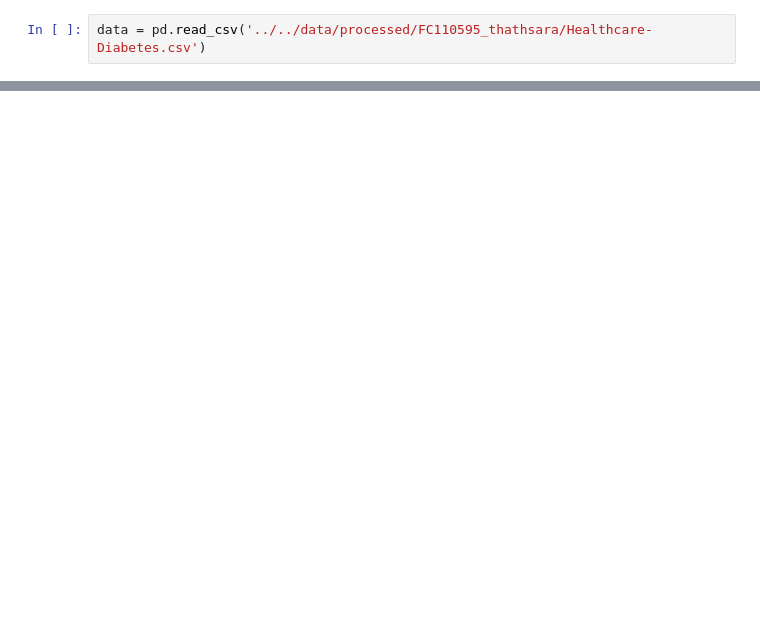
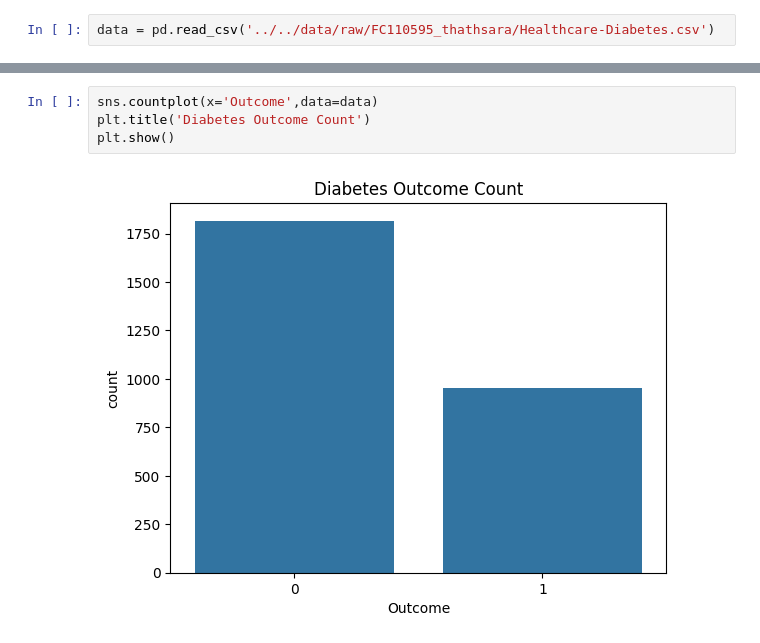
Before and after one commit to VenumiV/diabetes-predictor-ml-flask, a Jupyter notebook: notebooks/FC110595_thathsara/XGBoot.ipynb, the cells around one changed output, grey strips where cells are left out. Cells and saved outputs as stored; diff of their text form; blank space fills up the shorter version.

```diff
--- a/notebooks/FC110595_thathsara/XGBoot.ipynb
+++ b/notebooks/FC110595_thathsara/XGBoot.ipynb
@@ -8,2 +11,2 @@ import pickle
 # %%
-data = pd.read_csv('../../data/processed/FC110595_thathsara/Healthcare-Diabetes.csv')
+data = pd.read_csv('../../data/raw/FC110595_thathsara/Healthcare-Diabetes.csv')
@@ -9,0 +93,6 @@ data = pd.read_csv('../../data/processed/FC110595_thathsara/Healthcare-Diabetes.
+# %%
+sns.countplot(x='Outcome',data=data)
+plt.title('Diabetes Outcome Count')
+plt.show()
+# %% [output]
+[figure, added]
```
Also changed, not shown: parts of 13 cells of this notebook.
